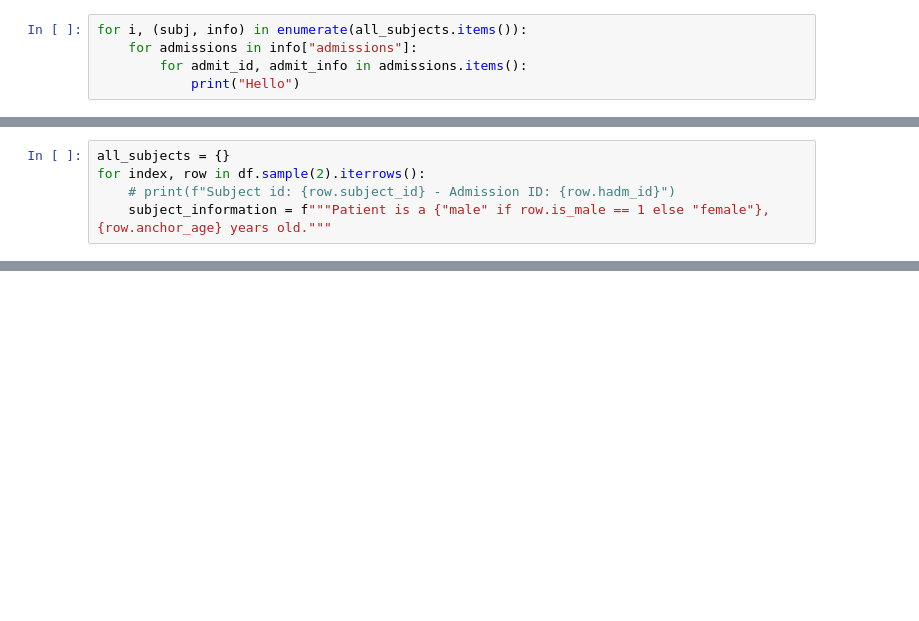
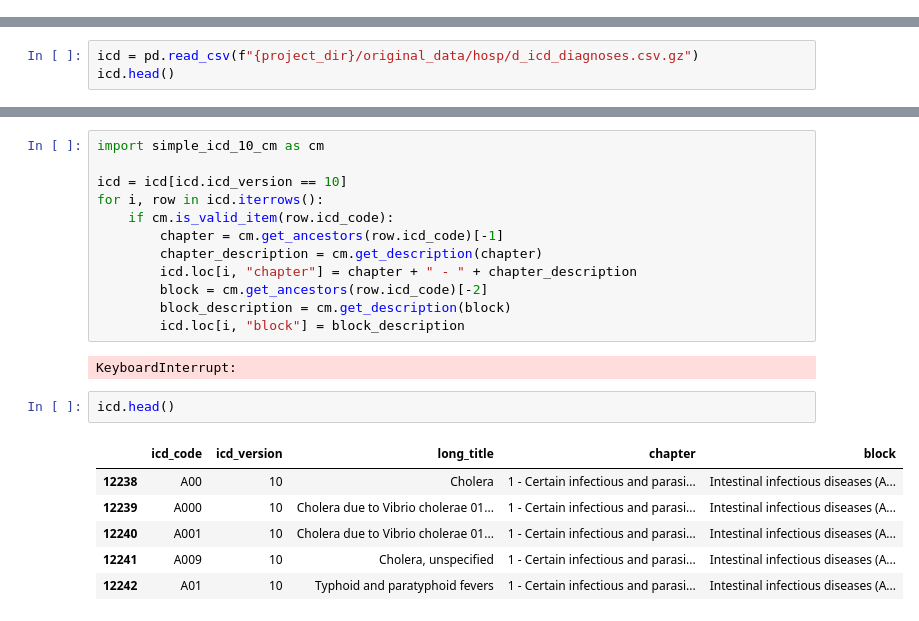
Before and after one commit to wailali17/automated_clinical_coding, a Jupyter notebook: test.ipynb, the cells around one changed output, grey strips where cells are left out. Saved outputs shown, nothing was run; the diff lists cells and outputs as text; blank space fills up the shorter version.

```diff
--- a/test.ipynb
+++ b/test.ipynb
@@ -84,5 +0,0 @@ Hi
-# %%
-for i, (subj, info) in enumerate(all_subjects.items()):
-    for admissions in info["admissions"]:
-        for admit_id, admit_info in admissions.items():
-            print("Hello")
@@ -410,5 +0,0 @@ ValueError: Classification metrics can't handle a mix of multiclass and unknown
-# %%
-all_subjects = {}
-for index, row in df.sample(2).iterrows():
-    # print(f"Subject id: {row.subject_id} - Admission ID: {row.hadm_id}")
-    subject_information = f"""Patient is a {"male" if row.is_male == 1 else "female"}, {row.anchor_age} years old."""
@@ -580,0 +5,3 @@ TypeError: Object of type int32 is not JSON serializable
+# %%
+icd = pd.read_csv(f"{project_dir}/original_data/hosp/d_icd_diagnoses.csv.gz")
+icd.head()
@@ -580,0 +25,23 @@ TypeError: Object of type int32 is not JSON serializable
+# %%
+import simple_icd_10_cm as cm
+
+icd = icd[icd.icd_version == 10]
+for i, row in icd.iterrows():
+    if cm.is_valid_item(row.icd_code):
+        chapter = cm.get_ancestors(row.icd_code)[-1]
+        chapter_description = cm.get_description(chapter)
+        icd.loc[i, "chapter"] = chapter + " - " + chapter_description
+        block = cm.get_ancestors(row.icd_code)[-2]
+        block_description = cm.get_description(block)
+        icd.loc[i, "block"] = block_description
+# %% [output]
+KeyboardInterrupt:
+# %%
+icd.head()
+# %% [output]
+|  | icd_code | icd_version | long_title | chapter | block |
+| 12238 | A00 | 10 | Cholera | 1 - Certain infectious and parasi... | Intestinal infectious diseases (A... |
+| 12239 | A000 | 10 | Cholera due to Vibrio cholerae 01... | 1 - Certain infectious and parasi... | Intestinal infectious diseases (A... |
+| 12240 | A001 | 10 | Cholera due to Vibrio cholerae 01... | 1 - Certain infectious and parasi... | Intestinal infectious diseases (A... |
+| 12241 | A009 | 10 | Cholera, unspecified | 1 - Certain infectious and parasi... | Intestinal infectious diseases (A... |
+| 12242 | A01 | 10 | Typhoid and paratyphoid fevers | 1 - Certain infectious and parasi... | Intestinal infectious diseases (A... |
```
Also changed, not shown: parts of 63 cells of this notebook, 8 other files.
